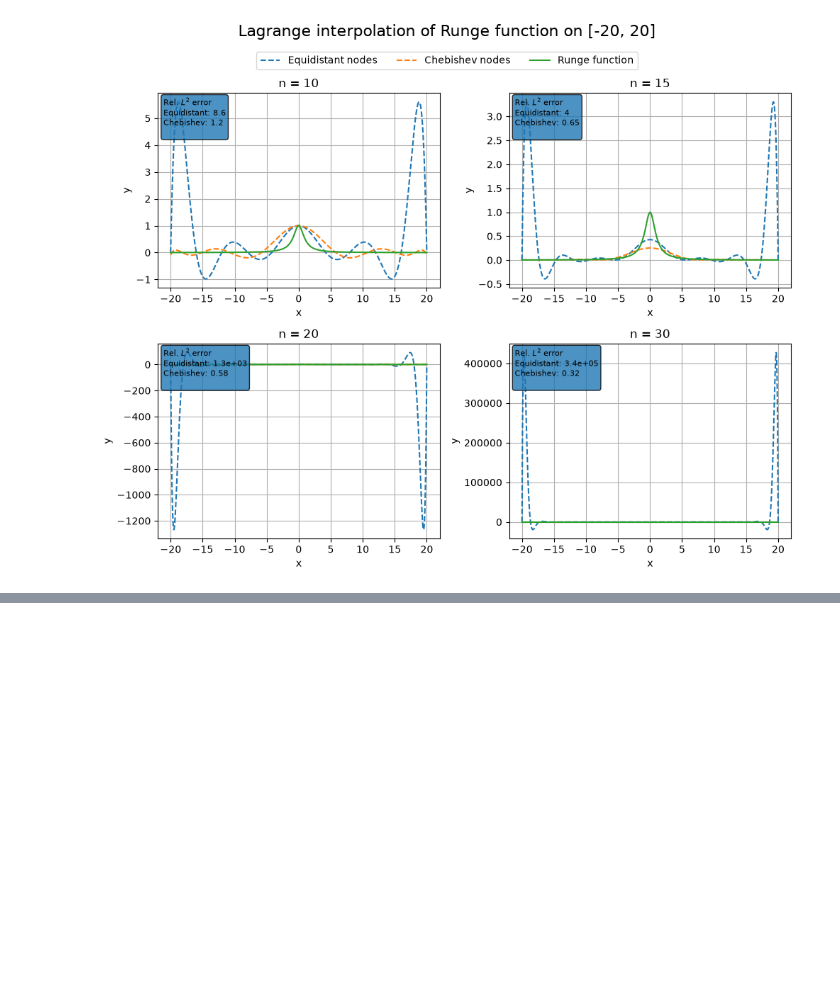
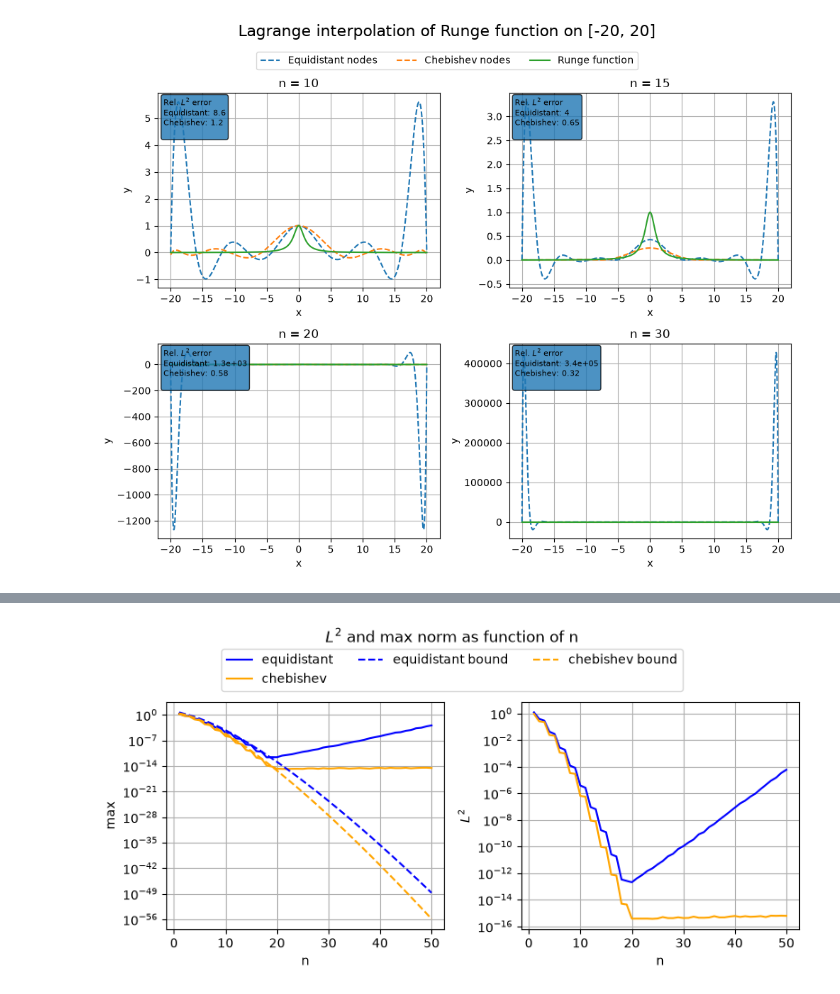
Before and after one commit to KristofferEide06/TMA4215, a Jupyter notebook: project_1/notebooks/project_1.ipynb, the cells around one changed output, grey strips where cells are left out. Saved outputs shown, nothing was run; the diff lists cells and outputs as text; code cells hidden in the pictures; blank space fills up the shorter version.

Commit message:
Added functions for task b. Still missing proper explanations and analysis

```diff
--- a/project_1/notebooks/project_1.ipynb
+++ b/project_1/notebooks/project_1.ipynb
@@ -18,7 +18,7 @@ def L(i: int, x_nodes: npt.NDArray[np.float64], x: npt.NDArray[np.float64]):
             L_i *= (x - x_nodes[j])/(x_nodes[i] - x_nodes[j])
     return L_i
 
-def lagrange(x_nodes: npt.NDArray[np.float64], y_nodes: npt.NDArray[np.float64], x: npt.NDArray[np.float64]):
+def lagrange(x_nodes: npt.NDArray[np.float64], y_nodes: npt.NDArray[np.float64], x: npt.NDArray[np.float64]) -> npt.NDArray[np.float64]:
     p = np.zeros_like(x, dtype = float)
     for i in range(len(x_nodes)):
         p += y_nodes[i]*L(i, x_nodes, x)
@@ -97,8 +97,6 @@ def plot_chebishev_equidistant_lagrange(
 
     ax.grid()
 
-
-
     if savefig: fig.savefig(f'../outputs/lagrange_runge_{interval[0]}_{interval[1]}_{n}.png', bbox_inches = 'tight')
 
     return fig, ax, equidistant_rel_l2_error, chebishev_rel_l2_error
@@ -142,9 +140,9 @@ def plot_multiple_n(
 
 
     fig.suptitle(f"Lagrange interpolation of Runge function on [{interval[0]}, {interval[1]}]", fontsize = 16, y = 0.98)
-    handles, lables = axs_flat[0].get_legend_handles_labels()
+    handles, labels = axs_flat[0].get_legend_handles_labels()
 
-    fig.legend(handles, lables, loc = 'upper center', bbox_to_anchor = (0.5, 0.94), ncol = 3)
+    fig.legend(handles, labels, loc = 'upper center', bbox_to_anchor = (0.5, 0.94), ncol = 3)
     fig.tight_layout(rect = (0, 0, 1, 0.95))
 
     for ax in axs_flat[len(n_arr):]:
@@ -164,0 +195,77 @@ fig, axs, equidistant_error_arr, chebishev_error_arr = plot_multiple_n(fun = run
+# %%
+# Derive bound for each derivatives of f on [0,1]
+# derive error bound for the interpolation error for all n
+
+#plot error bound as a function of n, plot numerical estimates as a function of n
+#compute relative norm difference, compare some values
+#compute
+
+def compare_l2_max_norm(
+    fun: Callable[[npt.NDArray[np.float64]], npt.NDArray[np.float64]],
+    interval: tuple[float, float],
+    n_arr: npt.NDArray[np.int64],
+    bound: bool,
+    ) -> tuple[npt.NDArray[np.float64], npt.NDArray[np.float64], npt.NDArray[np.float64], npt.NDArray[np.float64], Figure, Axes]:
+    equidistant_l2_norm_arr = np.zeros_like(n_arr, dtype = np.float64)
+    chebishev_l2_norm_arr = np.zeros_like(n_arr, dtype = np.float64)
+
+    equidistant_max_norm_arr = np.zeros_like(n_arr, dtype = np.float64)
+    chebishev_max_norm_arr = np.zeros_like(n_arr, dtype = np.float64)
+
+    bound_equidistant_arr = np.zeros_like(n_arr, dtype = np.float64)
+    bound_chebishev_arr = np.zeros_like(n_arr, dtype = np.float64)
+
+    N = 100 * max(n_arr)
+    grid = np.linspace(interval[0], interval[1], N + 1)
+
+    for i, n in enumerate(n_arr):
+        equidistant_nodes = generate_equidistant_nodes(interval = interval, n = n)
+        chebishev_nodes = generate_chebishev_nodes(interval = interval, n = n)
+
+        lagrange_equidistant = lagrange(x_nodes = equidistant_nodes, y_nodes = fun(equidistant_nodes), x = grid)
+        lagrange_chebishev = lagrange(x_nodes = chebishev_nodes, y_nodes = fun(chebishev_nodes), x = grid)
+
+        equidistant_l2_norm_arr[i] = l2_norm(fun(grid), lagrange_equidistant, interval, N)
+        chebishev_l2_norm_arr[i] = l2_norm(fun(grid), lagrange_chebishev, interval, N)
+
+        equidistant_max_norm_arr[i] = max_norm(fun(grid), lagrange_equidistant)
+        chebishev_max_norm_arr[i] = max_norm(fun(grid), lagrange_chebishev)
+
+        if bound:
+            bound_equidistant_arr[i] = interpolation_bound(equidistant_nodes, grid)
+            bound_chebishev_arr[i] = interpolation_bound(chebishev_nodes,grid)
+
+    fig, axs = plt.subplots(nrows = 1, ncols = 2, figsize = (8, 4))
+
+    axs[0].plot(n_arr, equidistant_max_norm_arr, label = 'equidistant', color = 'blue')
+    axs[0].plot(n_arr, chebishev_max_norm_arr, label = 'chebishev', color = 'orange')
+
+    if bound:
+        axs[0].plot(n_arr, bound_equidistant_arr, label = 'equidistant bound', color = 'blue', linestyle = '--')
+        axs[0].plot(n_arr, bound_chebishev_arr, label = 'chebishev bound', color = 'orange', linestyle = '--')
+
+    axs[0].set_yscale('log')
+    axs[0].grid()
+    axs[0].set_ylabel('max')
+    axs[0].set_xlabel('n')
+
+    axs[1].plot(n_arr, equidistant_l2_norm_arr, label = 'equidistant', color = 'blue')
+    axs[1].plot(n_arr, chebishev_l2_norm_arr, label = 'chebishev', color = 'orange')
+
+    axs[1].set_yscale('log')
+    axs[1].grid()
+    axs[1].set_ylabel('$L^2$')
+    axs[1].set_xlabel('n')
+
+    fig.suptitle('$L^2$ and max norm as function of n')
+    handles, labels = axs[0].get_legend_handles_labels()
+    fig.legend(handles, labels, loc = 'upper center', bbox_to_anchor = (0.5, 0.94), ncol = 3)
+
+    fig.tight_layout(rect = (0, 0, 1, 0.90))
+
+    return equidistant_max_norm_arr, chebishev_max_norm_arr, equidistant_l2_norm_arr, chebishev_l2_norm_arr, fig, axs
+
+result_f = compare_l2_max_norm(f, (0, 1), np.arange(1, 51, dtype = int), bound = True)
+result_g = compare_l2_max_norm(g, (0, np.pi / 4), np.arange(1, 51, dtype = int), bound = False)
+# %% [output]
+[figure, added]
```
Also changed, not shown: parts of 4 cells of this notebook.
